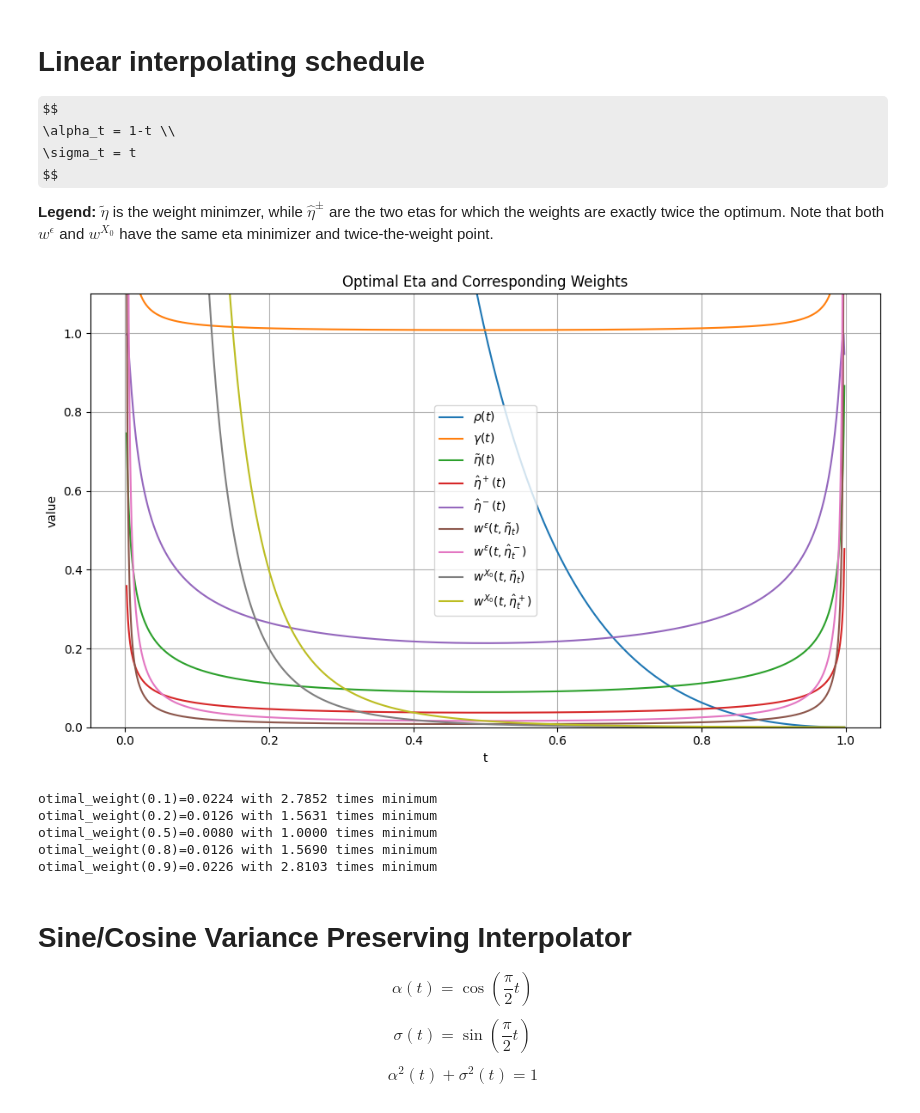
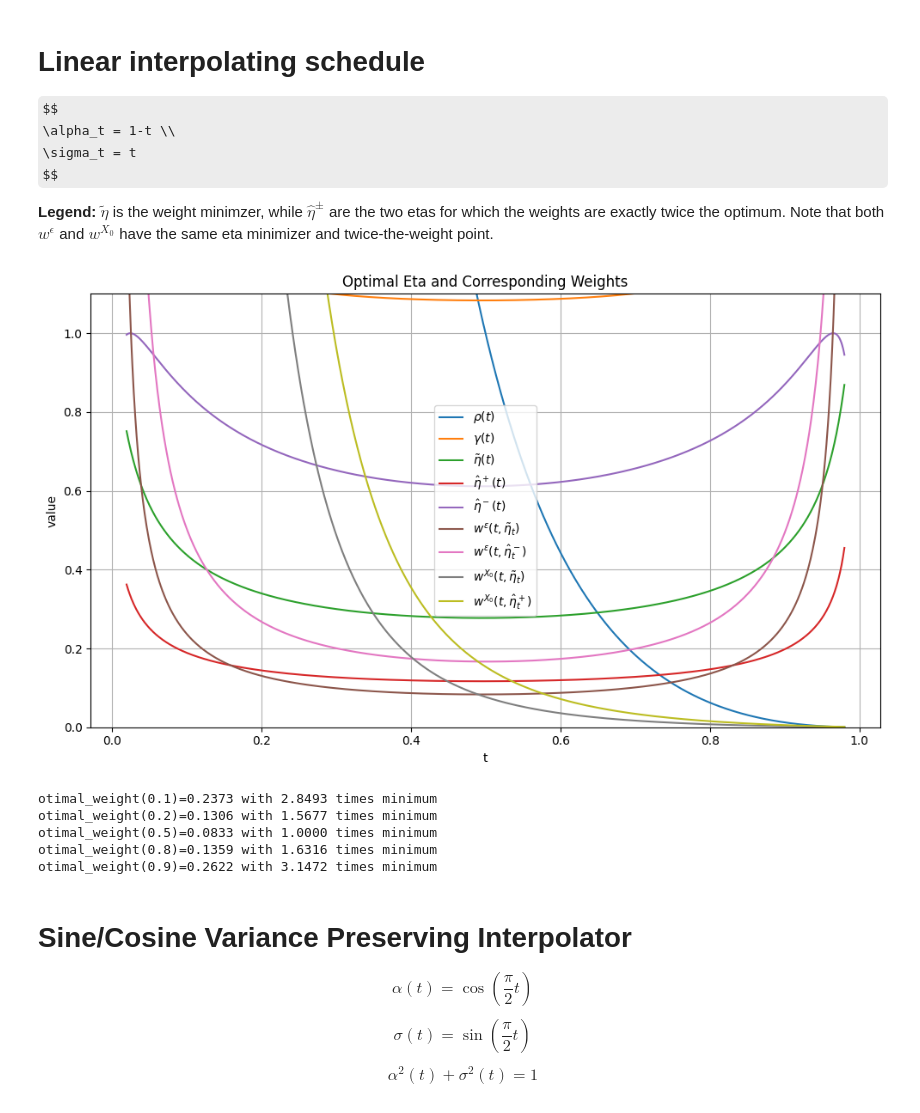
Before and after one commit to SzymonNowakowski/diffusions, a Jupyter notebook: weight_charts.ipynb, the cells around one changed output. Cells and saved outputs as stored; diff of their text form; code cells hidden in the pictures; some formulas as TeX source.

```diff
--- a/weight_charts.ipynb
+++ b/weight_charts.ipynb
@@ -16,7 +16,7 @@ $$
 
 **Legend:** $\tilde\eta$ is the weight minimzer, while $\hat\eta^\pm$ are the two etas for which the weights are exactly twice the optimum. Note that both $w^\epsilon$ and $w^{X_0}$ have the same eta minimizer and twice-the-weight point.
 # %%
-T = 1000
+T = 100
 next_ind = lambda t: t+1/T
 prev_ind = lambda t: t-1/T
 alpha = lambda t: 1 - t
@@ -36,44 +36,44 @@ eta_twice_plus = lambda t: np.sqrt(1 - (
 )**2)
 eta_twice_minus = lambda t: np.sqrt(1 - (
     (np.sqrt(gamma(t)) - np.sqrt(gamma(t) - (2 * gamma(t) - 1) * (2 - gamma(t)))) / (2 * gamma(t) - 1)
 )**2)
 
 
 
 # Evaluation range
-ts = np.linspace(0.002, 0.998, 1000)
+ts = np.linspace(0.02, 0.98, 1000)
 
 # Plot
 plt.figure(figsize=(10, 6))
 plt.plot(ts, rho(ts), label=r'$\rho(t)$')
 plt.plot(ts, gamma(ts), label=r'$\gamma(t)$')
 plt.plot(ts, eta_optim(ts), label=r'$\tilde \eta (t)$')
 plt.plot(ts, eta_twice_plus(ts), label=r'$\hat \eta^+ (t)$')
 plt.plot(ts, eta_twice_minus(ts), label=r'$\hat \eta^- (t)$')
 #plt.plot(ts, weight_optim(ts), label=r'$w_{\text{optim}}(t)$')
 plt.plot(ts, weight_epsilon(ts, eta_optim(prev_ind(ts))), label=r'$w^\epsilon(t, \tilde \eta_{t})$')
 plt.plot(ts, weight_epsilon(ts, eta_twice_minus(prev_ind(ts))), label=r'$w^\epsilon(t, \hat \eta^-_{t})$')
 plt.plot(ts, weight_X0(ts, eta_optim(prev_ind(ts))), label=r'$w^{X_0}(t, \tilde \eta_{t})$')
 plt.plot(ts, weight_X0(ts, eta_twice_plus(prev_ind(ts))), label=r'$w^{X_0}(t, \hat \eta^+_{t})$')
 plt.xlabel('t')
 plt.ylabel('value')
 plt.title('Optimal Eta and Corresponding Weights')
 plt.ylim(0, 1.1)  # restrict y-axis range
 plt.grid(True)
 plt.legend()
 plt.tight_layout()
 plt.show()
 # %% [output]
-[figure, old version]
+[figure, new version]
 # %%
 for t in [0.1, 0.2, 0.5, 0.8, 0.9]:
   print("otimal_weight(%.1f)=%.4f with %.4f times minimum" % (t, weight_optim(t), weight_optim(t)/weight_optim(0.5)))
 # %% [output]
-otimal_weight(0.1)=0.0224 with 2.7852 times minimum
-otimal_weight(0.2)=0.0126 with 1.5631 times minimum
-otimal_weight(0.5)=0.0080 with 1.0000 times minimum
-otimal_weight(0.8)=0.0126 with 1.5690 times minimum
-otimal_weight(0.9)=0.0226 with 2.8103 times minimum
+otimal_weight(0.1)=0.2373 with 2.8493 times minimum
+otimal_weight(0.2)=0.1306 with 1.5677 times minimum
+otimal_weight(0.5)=0.0833 with 1.0000 times minimum
+otimal_weight(0.8)=0.1359 with 1.6316 times minimum
+otimal_weight(0.9)=0.2622 with 3.1472 times minimum
 # %% [markdown]
 # Sine/Cosine Variance Preserving Interpolator
 
```
Also changed, not shown: parts of 2 cells of this notebook.
